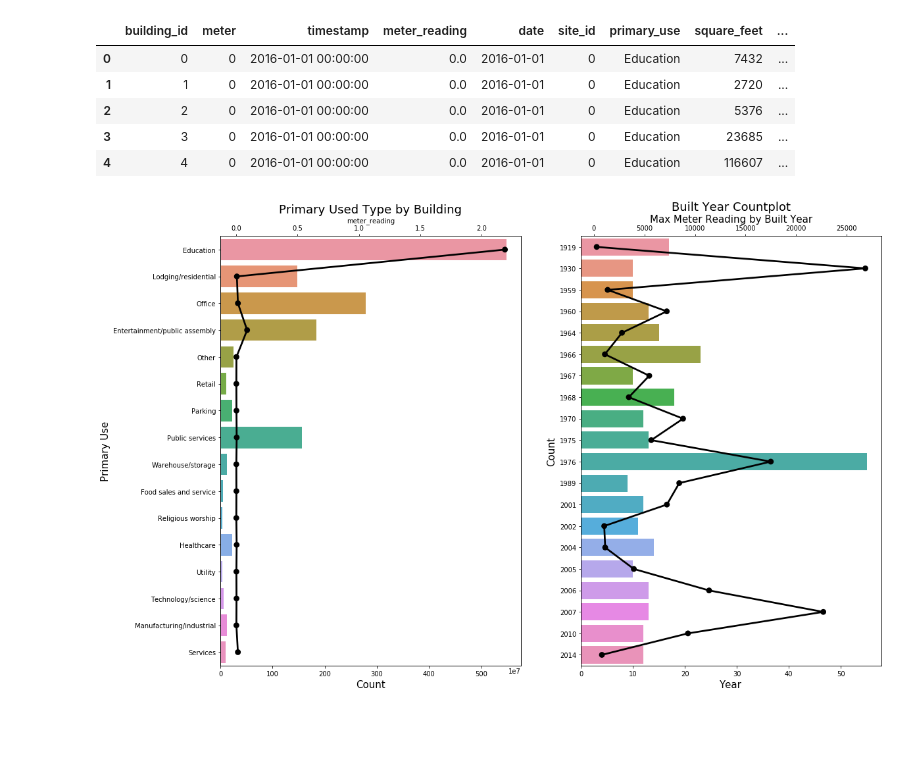
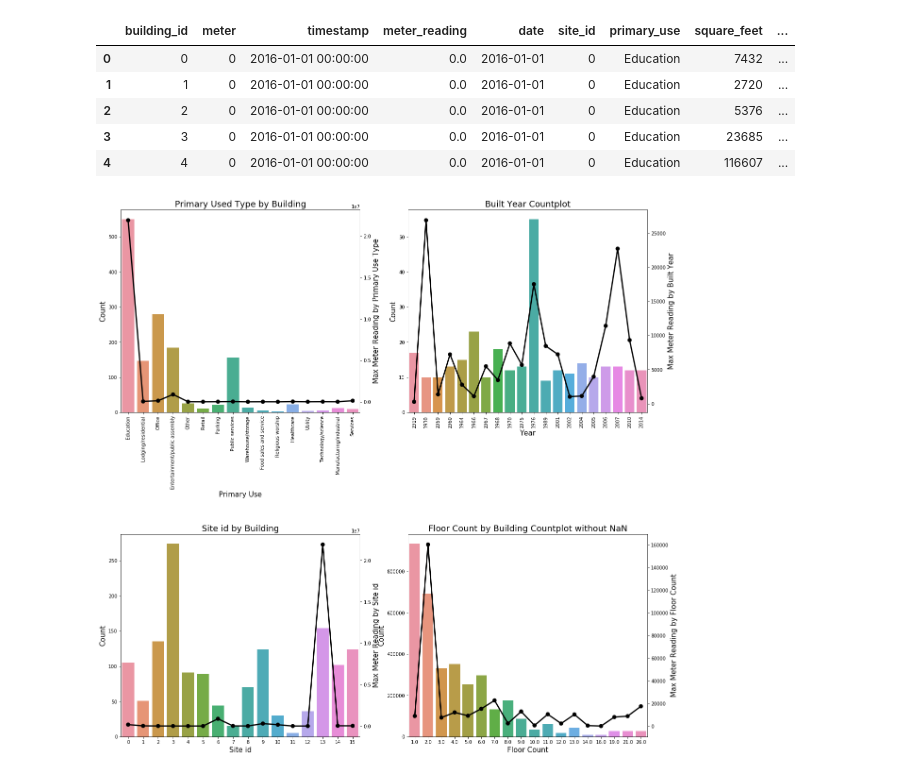
Before and after one commit to SSANGMAN/ASHRAE-, a Jupyter notebook: ASHRAE EDA.ipynb, the cells around one changed output. Drawn from its saved outputs; the diff is of its cells as text; code cells hidden in the pictures; blank space fills up the shorter version.

```diff
--- a/ASHRAE EDA.ipynb
+++ b/ASHRAE EDA.ipynb
@@ -311,12 +314,13 @@ Merged Train Data Shape: (20216100, 10)
 # %%
 tmp = merged_train.drop_duplicates(['building_id'])[['building_id','primary_use']]
 
-plt.figure(figsize = (18,12))
-plt.subplot(121)
-g = sns.countplot(y = tmp['primary_use'])
+plt.figure(figsize = (20,20))
+plt.subplot(221)
+g = sns.countplot(x = tmp['primary_use'])
 g.set_title('Primary Used Type by Building', fontsize = 18)
-g.set_ylabel('Primary Use', fontsize = 15)
-g.set_xlabel('Count', fontsize = 15)
+g.set_xlabel('Primary Use', fontsize = 15)
+g.set_ylabel('Count', fontsize = 15)
+g.set_xticklabels(g.get_xticklabels(), rotation = 90)
 
 max_meter_reading = []
 
@@ -325,41 +329,80 @@ for i in merged_train['primary_use'].unique().tolist():
 
 max_meter_reading
 
 tmp2 = pd.DataFrame(merged_train['primary_use'].unique().tolist(), max_meter_reading)
 tmp2 = tmp2.reset_index()
 tmp2.columns = ['meter_reading','primary_use']
-gt = g.twiny()
-gt = sns.pointplot(x = 'meter_reading', y = 'primary_use', data = tmp2, color = 'black',
+gt = g.twinx()
+gt = sns.pointplot(y = 'meter_reading', x = 'primary_use', data = tmp2, color = 'black',
                   order = merged_train['primary_use'].unique().tolist(), legend = False)
 gt.set_ylabel('Max Meter Reading by Primary Use Type',fontsize = 15)
+gt.set_xticklabels(gt.get_xticklabels(), rotation = 90)
 
-plt.subplot(122)
+plt.subplot(222)
 
 tmp = merged_train.drop_duplicates(['building_id'])[['building_id','year_built']]
 tmp = tmp.groupby(['year_built'])['building_id'].count()
 tmp = pd.DataFrame(tmp).reset_index()
 tmp.columns = ['year_built','count']
 tmp['year_built'] = tmp['year_built'].astype(int)
 tmp = tmp.sort_values(by = 'count', ascending= False)
 tmp_top20 = tmp.head(20)
 
-g = sns.barplot(y = tmp_top20['year_built'], x = tmp_top20['count'], orient = 'h')
+g = sns.barplot(x = tmp_top20['year_built'], y = tmp_top20['count'])
 g.set_title('Built Year Countplot', fontsize = 18)
-g.set_xlabel('Count', fontsize = 15)
-g.set_ylabel('Year', fontsize = 15)
+g.set_xlabel('Year', fontsize = 15)
+g.set_ylabel('Count', fontsize = 15)
+g.set_xticklabels(g.get_xticklabels(), rotation = 90)
 
 max_meter_reading = []
 
 for i in tmp_top20['year_built']:
     max_meter_reading.append(merged_train.loc[merged_train['year_built'] == i]['meter_reading'].max())
 
 tmp_top20['max_meter_reading'] = max_meter_reading
 
-gt = g.twiny()
-gt = sns.pointplot(x = 'max_meter_reading', y = 'year_built', data = tmp_top20, color = 'black', orient = 'h', legend = False)
-gt.set_ylabel('Year',fontsize = 15)
-gt.set_xlabel('Max Meter Reading by Built Year', fontsize = 15)
+gt = g.twinx()
+gt = sns.pointplot(y= 'max_meter_reading', x = 'year_built', data = tmp_top20, color = 'black', legend = False)
+gt.set_xlabel('Year',fontsize = 15)
+gt.set_ylabel('Max Meter Reading by Built Year', fontsize = 15)
+gt.set_xticklabels(gt.get_xticklabels(), rotation = 90)
 
+plt.subplot(223)
+tmp = merged_train.drop_duplicates(['building_id'])[['building_id','site_id']]
+g = sns.countplot(x = tmp['site_id'])
+g.set_title('Site id by Building', fontsize = 18)
+g.set_ylabel('Count', fontsize = 15)
+g.set_xlabel('Site id', fontsize = 15)
+
+max_meter_reading = []
+
+for i in merged_train['site_id'].unique().tolist():
+    max_meter_reading.append(merged_train.loc[merged_train['site_id'] == i]['meter_reading'].max())
+
+tmp3 = pd.DataFrame(merged_train['site_id'].unique().tolist(), max_meter_reading)
+tmp3 = tmp3.reset_index()
+tmp3.columns = ['max_meter_reading','site_id']
+gt = g.twinx()
+gt = sns.pointplot(y = 'max_meter_reading', x = 'site_id', data = tmp3, color = 'black',
+                  order = merged_train['site_id'].unique().tolist(), legend = False)
+gt.set_ylabel('Max Meter Reading by Site id',fontsize = 15)
+
+plt.subplot(224)
+tmp = np.sort(merged_train['floor_count'].unique())
+tmp2 = []
+for i in tmp:
+    tmp2.append(merged_train.loc[merged_train['floor_count'] == i]['meter_reading'].max())
+
+g = sns.countplot(merged_train['floor_count'])
+g.set_title('Floor Count by Building Countplot without NaN', fontsize = 18)
+g.set_xlabel('Floor Count', fontsize = 15)
+g.set_ylabel('Count', fontsize = 15)
+
+gt = g.twinx()
+gt = sns.pointplot(x = tmp, y = tmp2, color = 'black')
+gt.set_ylabel('Max Meter Reading by Floor Count', fontsize = 15)
+
+plt.subplots_adjust(hspace = .6, top = .9)
 plt.show()
 # %% [output]
-[figure, old version]
+[figure, new version]
```
Also changed, not shown: parts of 31 cells of this notebook.
